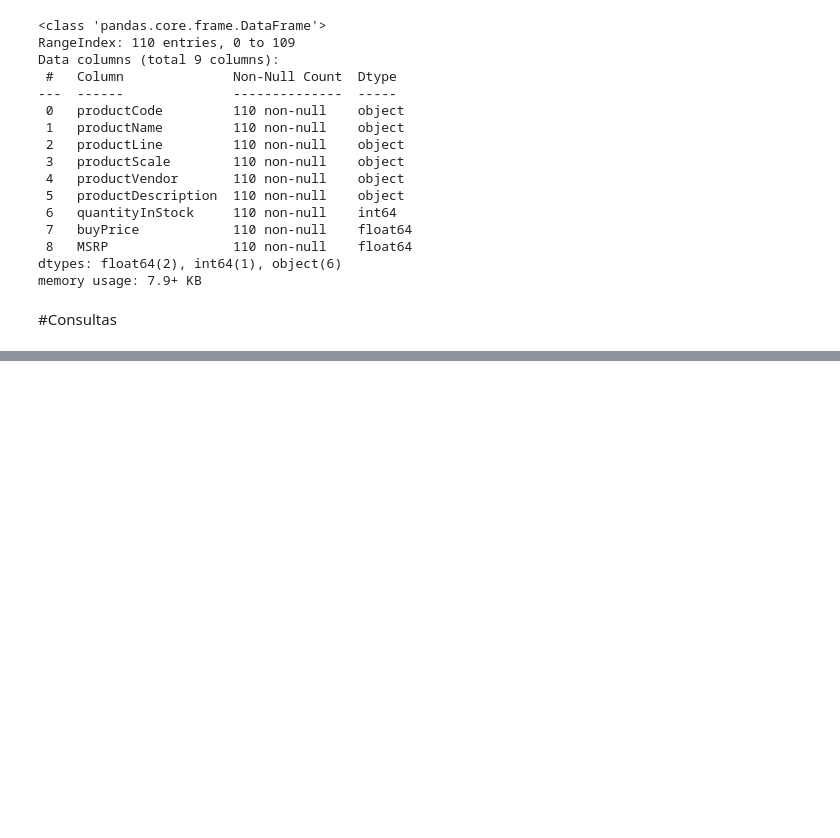
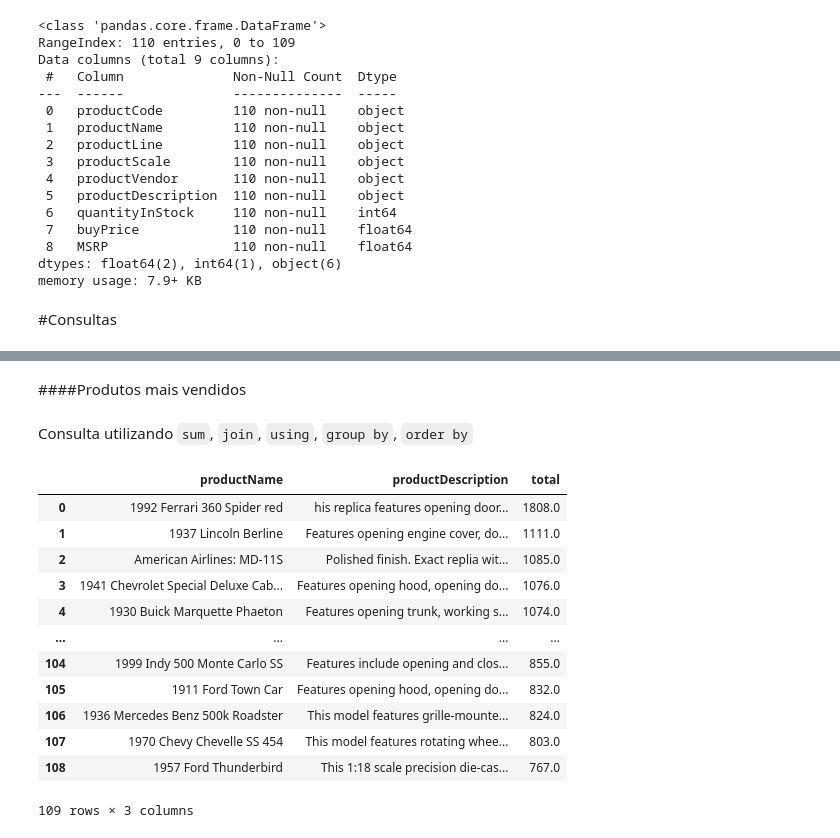
Before and after one commit to edmgjr/portifolio, a Jupyter notebook: Avaliação_1_Tecnologias_Big_Data.ipynb, the cells around one changed output, grey strips where cells are left out. Cells and saved outputs as stored; diff of their text form; code cells hidden in the pictures; blank space fills up the shorter version.

```diff
--- a/Avaliação_1_Tecnologias_Big_Data.ipynb
+++ b/Avaliação_1_Tecnologias_Big_Data.ipynb
@@ -213,0 +268,21 @@ customers_orderBy_creditLimit.head()
+# %% [markdown]
+####Produtos mais vendidos
+# %% [markdown]
+Consulta utilizando `sum`, `join`, `using`, `group by`, `order by`
+# %%
+product_sales = pd.read_sql_query('select productName, productDescription, sum(quantityOrdered) as total from orderdetails join products using(productCode) group by productName order by total desc', conn)
+product_sales
+# %% [output]
+|  | productName | productDescription | total |
+| 0 | 1992 Ferrari 360 Spider red | his replica features opening door... | 1808.0 |
+| 1 | 1937 Lincoln Berline | Features opening engine cover, do... | 1111.0 |
+| 2 | American Airlines: MD-11S | Polished finish. Exact replia wit... | 1085.0 |
+| 3 | 1941 Chevrolet Special Deluxe Cab... | Features opening hood, opening do... | 1076.0 |
+| 4 | 1930 Buick Marquette Phaeton | Features opening trunk, working s... | 1074.0 |
+| ... | ... | ... | ... |
+| 104 | 1999 Indy 500 Monte Carlo SS | Features include opening and clos... | 855.0 |
+| 105 | 1911 Ford Town Car | Features opening hood, opening do... | 832.0 |
+| 106 | 1936 Mercedes Benz 500k Roadster | This model features grille-mounte... | 824.0 |
+| 107 | 1970 Chevy Chevelle SS 454 | This model features rotating whee... | 803.0 |
+| 108 | 1957 Ford Thunderbird | This 1:18 scale precision die-cas... | 767.0 |
+109 rows × 3 columns
```
Also changed, not shown: parts of 16 cells of this notebook.
